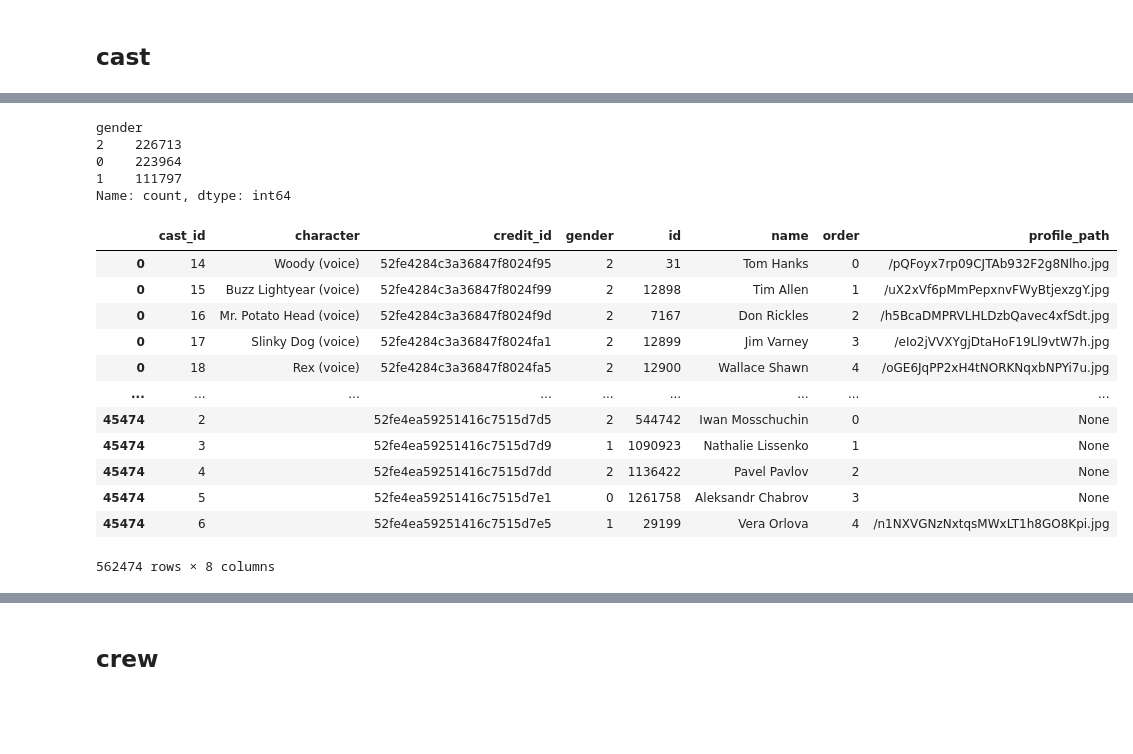
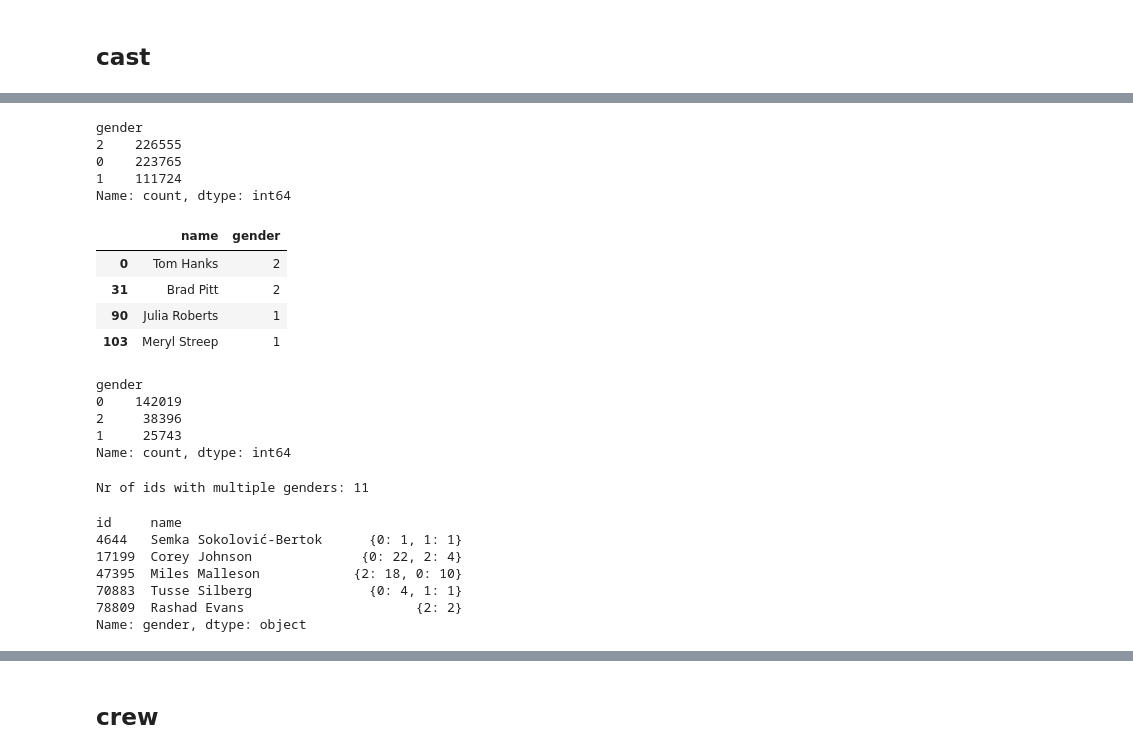
Before and after one commit to gbjaaland/TDT4225-Assignment-3, a Jupyter notebook: EDA/credits.ipynb, the cells around one changed output, grey strips where cells are left out. Drawn from its saved outputs; the diff is of its cells as text; code cells hidden in the pictures; blank space fills up the shorter version.

Commit message:
add eda for movies, links and credits

```diff
--- a/EDA/credits.ipynb
+++ b/EDA/credits.ipynb
@@ -27,0 +66,4 @@ There are 45476 rows and 3 columns in the credits dataset
+# %%
+# all duplicates hold the same cast and crew, so the first row is kept to avoid counting the same credits twice
+credits = credits.drop_duplicates('id')
+print(f"There are {credits.shape[0]} rows after removing duplicate ids")
@@ -33,11 +77,13 @@ def explode(df, column_names):
     df_exploded = pd.DataFrame()
     for column_name in column_names:
         df_exploded[column_name] = exploded.apply(lambda x: x[column_name])
+    df_exploded['movie_id'] = credits.id.loc[exploded.index].to_numpy() # keep which movie the credit belongs to
     return df_exploded
 
 # find keys
 keys = credits.cast.iloc[0][0].keys()
 exploded_cast = explode(credits.cast, keys)
+display(exploded_cast.head())
 
 # check unique ids
 exploded_cast.id.describe()
@@ -57,4 +103,7 @@ ids_per_name = exploded_cast.groupby(['name'])['id'].nunique()
 dup_names = ids_per_name[ids_per_name > 1].index
 print(f"Nr of names with multiple ids: {len(dup_names)}")
 display(exploded_cast.loc[exploded_cast.name.isin(dup_names), ['name', 'id']].drop_duplicates().sort_values(['name', 'id']).head(6))
+
+# so it cannot be decided from the data whether they are different people or duplicate TMDB entries
+display(exploded_cast[exploded_cast.name.isin(['Aaron Harrison', 'Aaron Jackson'])][['name', 'id', 'gender', 'movie_id', 'character', 'profile_path']].sort_values(['name', 'id']))
 # %% [output]
@@ -88,23 +150,39 @@ Nr of names with multiple ids: 3053
 # %%
-# inspect gender should be mapped to something else than gender
+# inspect gender, the values are TMDB codes: 0 = not specified, 1 = female, 2 = male
+# (TMDB later added 3 = non-binary, which does not occur in this dataset)
 display(exploded_cast.gender.value_counts())
-display(exploded_cast)
+
+# verify the coding with well known actors
+display(exploded_cast[exploded_cast.name.isin(['Tom Hanks', 'Brad Pitt', 'Meryl Streep', 'Julia Roberts'])].drop_duplicates('id')[['name', 'gender']])
+
+# gender per actor rather than per role
+display(exploded_cast.drop_duplicates('id').gender.value_counts())
+
+# actors that are registered with different gender in different movies
+gender_per_id = exploded_cast.groupby('id')['gender'].nunique()
+print(f"Nr of ids with multiple genders: {(gender_per_id > 1).sum()}")
+display(exploded_cast[exploded_cast.id.isin(gender_per_id[gender_per_id > 1].index)].groupby(['id', 'name']).gender.agg(lambda g: g.value_counts().to_dict()).head())
 # %% [output]
 gender
-2    226713
-0    223964
-1    111797
+2    226555
+0    223765
+1    111724
 Name: count, dtype: int64
-|  | cast_id | character | credit_id | gender | id | name | order | profile_path |
-| 0 | 14 | Woody (voice) | 52fe4284c3a36847f8024f95 | 2 | 31 | Tom Hanks | 0 | /pQFoyx7rp09CJTAb932F2g8Nlho.jpg |
-| 0 | 15 | Buzz Lightyear (voice) | 52fe4284c3a36847f8024f99 | 2 | 12898 | Tim Allen | 1 | /uX2xVf6pMmPepxnvFWyBtjexzgY.jpg |
-| 0 | 16 | Mr. Potato Head (voice) | 52fe4284c3a36847f8024f9d | 2 | 7167 | Don Rickles | 2 | /h5BcaDMPRVLHLDzbQavec4xfSdt.jpg |
-| 0 | 17 | Slinky Dog (voice) | 52fe4284c3a36847f8024fa1 | 2 | 12899 | Jim Varney | 3 | /eIo2jVVXYgjDtaHoF19Ll9vtW7h.jpg |
-| 0 | 18 | Rex (voice) | 52fe4284c3a36847f8024fa5 | 2 | 12900 | Wallace Shawn | 4 | /oGE6JqPP2xH4tNORKNqxbNPYi7u.jpg |
-| ... | ... | ... | ... | ... | ... | ... | ... | ... |
-| 45474 | 2 |  | 52fe4ea59251416c7515d7d5 | 2 | 544742 | Iwan Mosschuchin | 0 | None |
-| 45474 | 3 |  | 52fe4ea59251416c7515d7d9 | 1 | 1090923 | Nathalie Lissenko | 1 | None |
-| 45474 | 4 |  | 52fe4ea59251416c7515d7dd | 2 | 1136422 | Pavel Pavlov | 2 | None |
-| 45474 | 5 |  | 52fe4ea59251416c7515d7e1 | 0 | 1261758 | Aleksandr Chabrov | 3 | None |
-| 45474 | 6 |  | 52fe4ea59251416c7515d7e5 | 1 | 29199 | Vera Orlova | 4 | /n1NXVGNzNxtqsMWxLT1h8GO8Kpi.jpg |
+|  | name | gender |
+| 0 | Tom Hanks | 2 |
+| 31 | Brad Pitt | 2 |
+| 90 | Julia Roberts | 1 |
+| 103 | Meryl Streep | 1 |
-562474 rows × 8 columns
+gender
+0    142019
+2     38396
+1     25743
+Name: count, dtype: int64
+Nr of ids with multiple genders: 11
+id     name
+4644   Semka Sokolović-Bertok      {0: 1, 1: 1}
+17199  Corey Johnson              {0: 22, 2: 4}
+47395  Miles Malleson            {2: 18, 0: 10}
+70883  Tusse Silberg               {0: 4, 1: 1}
+78809  Rashad Evans                      {2: 2}
+Name: gender, dtype: object
```
Also changed, not shown: parts of 21 cells of this notebook, 2 other files.
